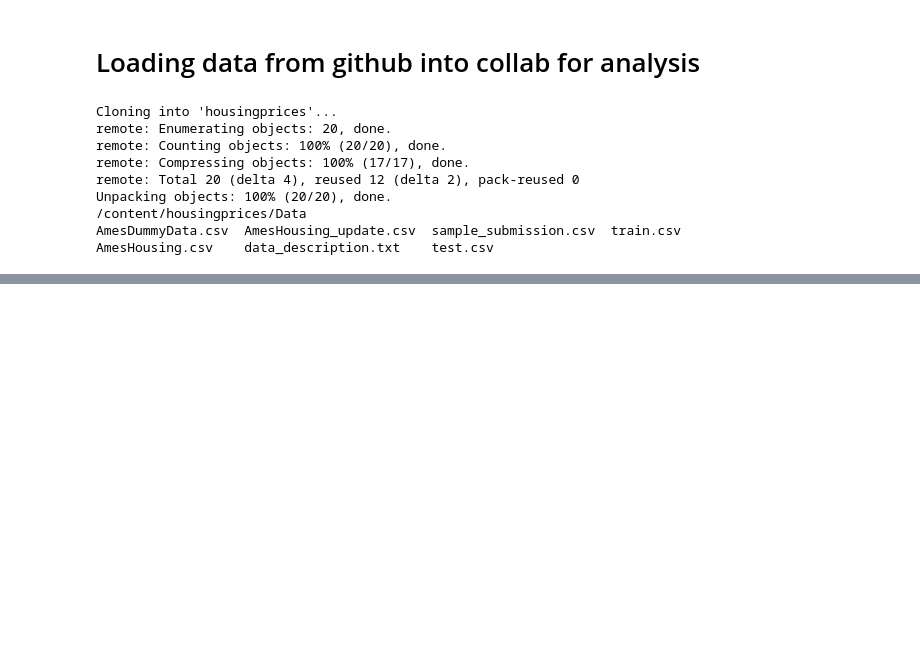
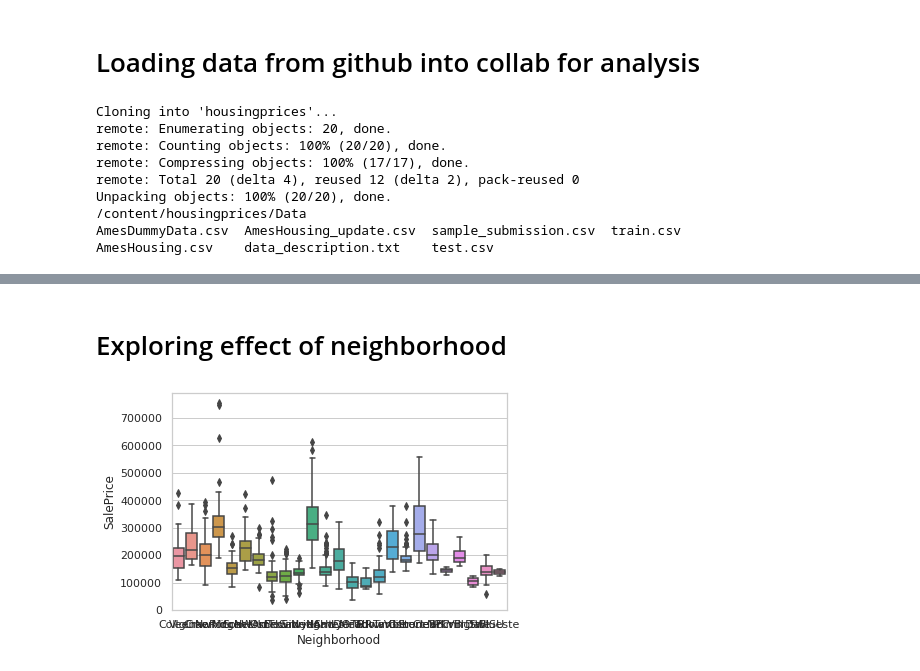
Before and after one commit to prateeksab/housingprices, a Jupyter notebook: Master_book.ipynb, the cells around one changed output, grey strips where cells are left out. Drawn from its saved outputs; the diff is of its cells as text; code cells hidden in the pictures; blank space fills up the shorter version.

```diff
--- a/Master_book.ipynb
+++ b/Master_book.ipynb
@@ -18,0 +104,11 @@ AmesHousing.csv    data_description.txt    test.csv
+# %% [markdown]
+# Exploring effect of neighborhood
+# %%
+X = 'Neighborhood'
+y= 'SalePrice'
+#df.boxplot(column='SalePrice',by='Neighborhood',figsize=(30,10))
+sns.set_theme(context='notebook',style='whitegrid')
+
+ax = sns.boxplot(x=X,y=y,data=df,width=0.8, whis=1.5)
+# %% [output]
+[figure, added]
```
Also changed, not shown: parts of 14 cells of this notebook.
